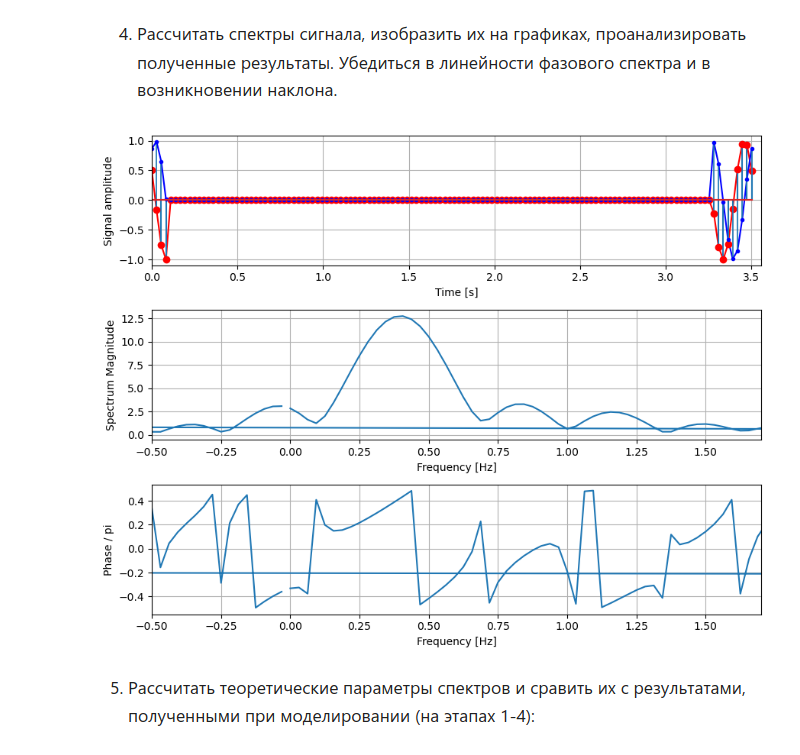
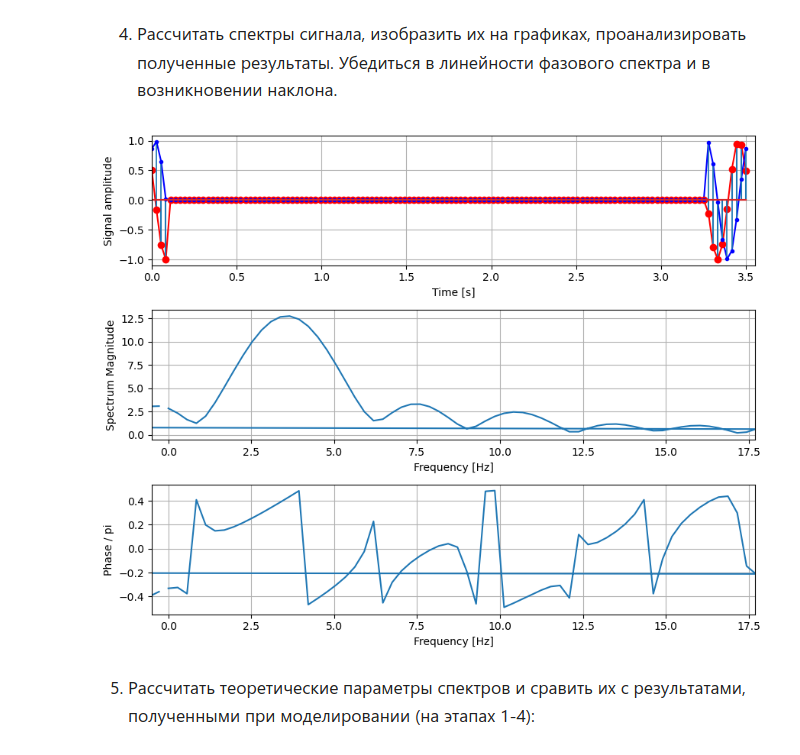
Before and after one commit to Jrvvv/dsp-miet, a Jupyter notebook: P02/PL02.ipynb, the cells around one changed output. Cells and saved outputs as stored; diff of their text form; code cells hidden in the pictures.

```diff
--- a/P02/PL02.ipynb
+++ b/P02/PL02.ipynb
@@ -415,6 +415,8 @@ T = 1 / (3 * f0 * 3)
 Ni = 13
 sign = -1
 s = sign * 3
+
+fs = 1 / T
 # %%
 from matplotlib import pyplot as plt
 from scipy import fftpack
@@ -479,7 +487,6 @@ Phase parameter: 1.0840130901058531
 from matplotlib import pyplot as plt
 from scipy import fftpack
 import numpy as np
-
 
 t = np.linspace(0, (N-1)*T, N, endpoint = False)
 
@@ -487,37 +494,37 @@ sig = np.exp(1j * (2 * np.pi * f0 * t + phi0))
 
 x = np.concatenate((sig[0:(n + s + 1)], np.zeros(N - Ni), sig[(N - n + s):N]))
 
-f = fftpack.fftfreq(len(x)) * f0
+f = fftpack.fftfreq(len(x)) * fs
 X = fftpack.fft(x)
 fig, axes = plt.subplots(nrows=3, ncols=1, figsize=(9, 7))
 
 A_imm = np.abs(X)
 P_imm = np.arctan(np.imag(X) / (np.real(X)+1e-6));
 
 axes[0].plot(t, np.real(x), label='real', color='red')
 axes[0].plot(t, np.imag(x), label='imag', color='blue')
 markerline, stemline, baseline, = axes[0].stem(t, np.real(x), label='real', markerfmt='ro')
 markerline, stemline, baseline, = axes[0].stem(t, np.imag(x), label='imag', markerfmt='bo')
 plt.setp(stemline, linewidth = 1.25)
 plt.setp(markerline, markersize = 3)
 axes[0].grid(True)
 axes[0].set_xlabel('Time [s]')
 axes[0].set_ylabel('Signal amplitude')
 axes[0].set_xlim(0, np.max(N)*T)
 axes[1].grid(True)
 axes[1].plot(f, A_imm)
 axes[1].set_xlabel('Frequency [Hz]')
 axes[1].set_ylabel('Spectrum Magnitude')
-axes[1].set_xlim(-0.5, f0 / 2 - 0.3)
+axes[1].set_xlim(-0.5, fs / 2 - 0.3)
 axes[2].grid(True)
 axes[2].plot(f, P_imm / np.pi)
 axes[2].set_xlabel('Frequency [Hz]')
 axes[2].set_ylabel('Phase / pi')
-axes[2].set_xlim(-0.5, f0 / 2 - 0.3)
+axes[2].set_xlim(-0.5, fs / 2 - 0.3)
 fig.tight_layout()
 plt.show()
 # %% [output]
-[figure, old version]
+[figure, new version]
 # %% [markdown]
 ![image.png](attachment:image.png)
 # %%
```
Also changed, not shown: parts of 1 cell of this notebook.
